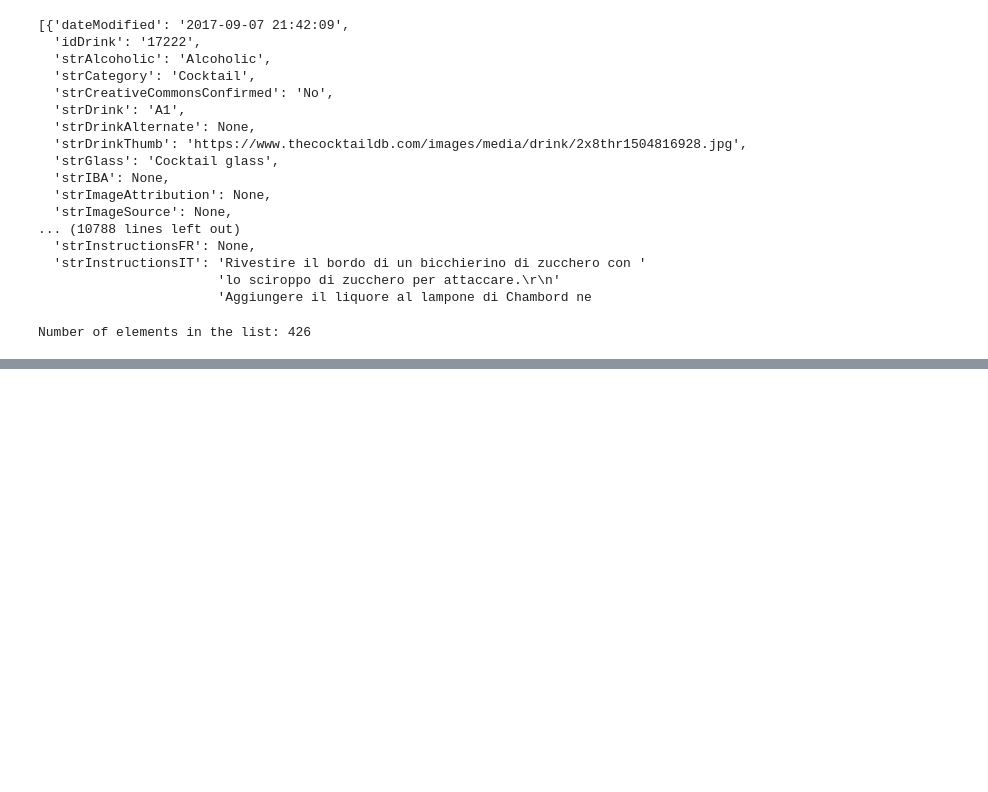
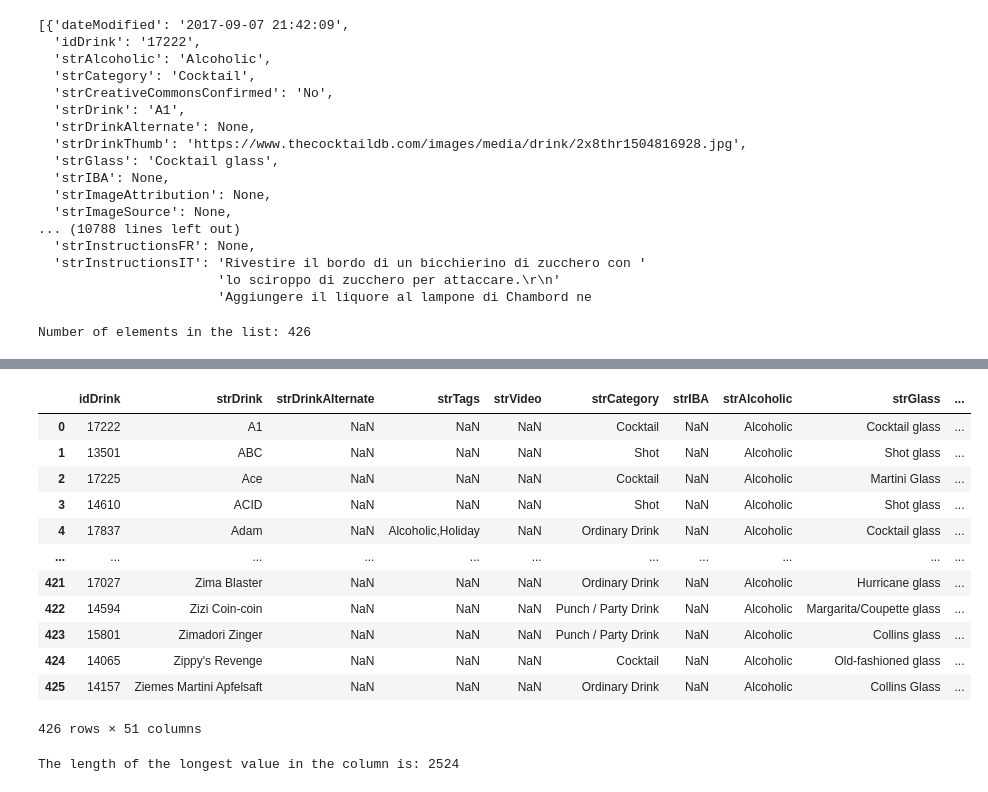
Before and after one commit to UTA-Class-Group-Projects/project_3, a Jupyter notebook: Project_3_Cocktail_API_Python_Script.ipynb, the cells around one changed output, grey strips where cells are left out. Drawn from its saved outputs; the diff is of its cells as text; code cells hidden in the pictures; blank space fills up the shorter version.

```diff
--- a/Project_3_Cocktail_API_Python_Script.ipynb
+++ b/Project_3_Cocktail_API_Python_Script.ipynb
@@ -91,0 +93,29 @@ AttributeError: 'list' object has no attribute 'keys'
+# %%
+# Load cocktail data into Pandas dataframe
+
+# Load the JSON file into a Pandas DataFrame
+cocktails_df = pd.read_csv('cocktails_output.csv')
+
+# Display the DataFrame
+cocktails_df
+# %% [output]
+|  | idDrink | strDrink | strDrinkAlternate | strTags | strVideo | strCategory | strIBA | strAlcoholic | strGlass | ... |
+| 0 | 17222 | A1 | NaN | NaN | NaN | Cocktail | NaN | Alcoholic | Cocktail glass | ... |
+| 1 | 13501 | ABC | NaN | NaN | NaN | Shot | NaN | Alcoholic | Shot glass | ... |
+| 2 | 17225 | Ace | NaN | NaN | NaN | Cocktail | NaN | Alcoholic | Martini Glass | ... |
+| 3 | 14610 | ACID | NaN | NaN | NaN | Shot | NaN | Alcoholic | Shot glass | ... |
+| 4 | 17837 | Adam | NaN | Alcoholic,Holiday | NaN | Ordinary Drink | NaN | Alcoholic | Cocktail glass | ... |
+| ... | ... | ... | ... | ... | ... | ... | ... | ... | ... | ... |
+| 421 | 17027 | Zima Blaster | NaN | NaN | NaN | Ordinary Drink | NaN | Alcoholic | Hurricane glass | ... |
+| 422 | 14594 | Zizi Coin-coin | NaN | NaN | NaN | Punch / Party Drink | NaN | Alcoholic | Margarita/Coupette glass | ... |
+| 423 | 15801 | Zimadori Zinger | NaN | NaN | NaN | Punch / Party Drink | NaN | Alcoholic | Collins glass | ... |
+| 424 | 14065 | Zippy's Revenge | NaN | NaN | NaN | Cocktail | NaN | Alcoholic | Old-fashioned glass | ... |
+| 425 | 14157 | Ziemes Martini Apfelsaft | NaN | NaN | NaN | Ordinary Drink | NaN | Alcoholic | Collins Glass | ... |
+426 rows × 51 columns
+# %%
+# testing of columns - max column length
+max_length_inst = cocktails_df['strInstructions'].str.len().max()
+
+print(f"The length of the longest value in the column is: {max_length_inst}")
+# %% [output]
+The length of the longest value in the column is: 2524
```
Also changed, not shown: parts of 5 cells of this notebook, 3 other files.
